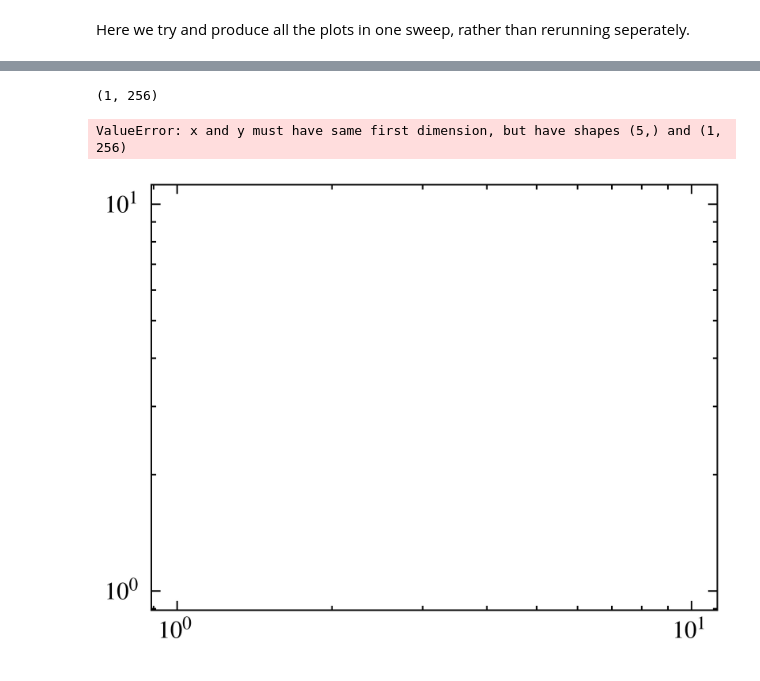
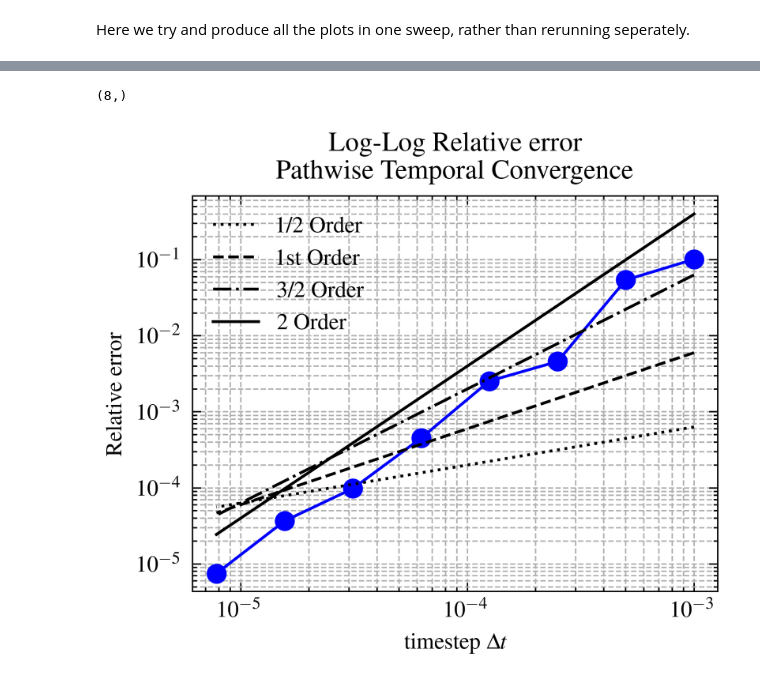
Before and after one commit to jameswoodfield/Particle_Filter, a Jupyter notebook: Example_5_KDV_Temporal_Convergence.ipynb, the cells around one changed output, grey strips where cells are left out. Drawn from its saved outputs; the diff is of its cells as text; code cells hidden in the pictures.

```diff
--- a/Example_5_KDV_Temporal_Convergence.ipynb
+++ b/Example_5_KDV_Temporal_Convergence.ipynb
@@ -201,18 +201,18 @@ plt.show()
 # %% [markdown]
 Here we try and produce all the plots in one sweep, rather than rerunning seperately.
 # %%
-array = np.zeros(5)
-for i in range(5):
+array = jnp.zeros(8)
+for i in range(8):
     signal_params = ConfigDict(KDV_params_traveling)
-    signal_params.update(E=1,method='Dealiased_SETDRK4',dt = 1e-5 * 1/2**i,tmax= 0.1,nx = 64,P=1,S=0,noise_magnitude=5)
-    print(signal_params)
+    signal_params.update(E=1,method='Dealiased_SETDRK4',dt= 1e-3*1/2**i,tmax=0.1,nx=256,P=1,S=0,noise_magnitude=5)
+    print(i)
     signal_model = ETD_KT_CM_JAX_Vectorised(signal_params)
     initial_signal = initial_condition(signal_model.x, signal_params.E, signal_params.initial_condition)
     key1 = jax.random.PRNGKey(0)
     dW = jax.random.normal(key1, shape=(signal_model.nmax, signal_model.params.E, signal_model.params.P))
     dW = dW
     final, all = signal_model.run(initial_signal, signal_model.nmax, dW) #the final input is scan length?
-
+    plt.imshow(all[:,0,:],aspect='auto',cmap='Grays',origin='lower')
     signal = jnp.concatenate([initial_signal[None,...], all], axis=0)
     W = jnp.cumsum(dW, axis=0)
     W = jnp.sqrt(signal_model.params.dt) * signal_model.params.noise_magnitude * W
@@ -234,8 +234,10 @@ for i in range(5):
         ans = initial_condition_jitted((x - 4*beta**2 * (dt*n) - 1/2*W_new[n,:,:] + xmax)%(xmax*2) - xmax, E, signal_params.initial_condition)
         analytic = analytic.at[n,:,:].set(ans)
 
+
     def relative_error(signal, analytic):
         return jnp.linalg.norm(signal-analytic)/jnp.linalg.norm(analytic)
 
     array = array.at[i].set( relative_error(signal[:,:,:], analytic[:,:,:]) )
+plt.show()
 # %% [output]
@@ -259,27 +253,26 @@ xmin: -3.141592653589793
 # %%
 import numpy as np
 import matplotlib.pyplot as plt
 import scienceplots
 plt.style.use(['science','ieee'])
-dt = 1e-5*np.asarray([1.,1/2,1/4,1/8,1/16])
-values = ans
+dt = 1e-3*np.asarray([1.,1/2,1/4,1/8,1/16,1/32,1/64,1/128])
+values = array
 print(values.shape)
 
 plt.figure()
 plt.loglog(dt, values, marker='o', linestyle='-', color='b')
 plt.loglog(dt,(dt**0.5)*0.02, linestyle=':', color='k', label=r'1/2 Order')
 plt.loglog(dt,dt*6e0, linestyle='--', color='k', label='1st Order')
 plt.loglog(dt,(dt**1.5)*2e3, linestyle='-.', color='k', label='3/2 Order')
 plt.loglog(dt,dt**2*4e5, linestyle='-', color='k', label='2 Order')
 
 plt.xlabel(r'timestep $\Delta t$')
 plt.ylabel('Relative error')
 plt.title('Log-Log Relative error \n Pathwise Temporal Convergence')
 plt.grid(True, which="both", ls="--")
 plt.legend()
 plt.savefig('/Users/jmw/Documents/GitHub/Particle_Filter/Saving/Temporal_convergence_2.png',bbox_inches='tight',dpi=300)
 plt.show()
 # %% [output]
-(1, 256)
+(8,)
-ValueError: x and y must have same first dimension, but have shapes (5,) and (1, 256)
-[figure, old version]
+[figure, new version]
```
Also changed, not shown: parts of 3 cells of this notebook, 1 other file.
